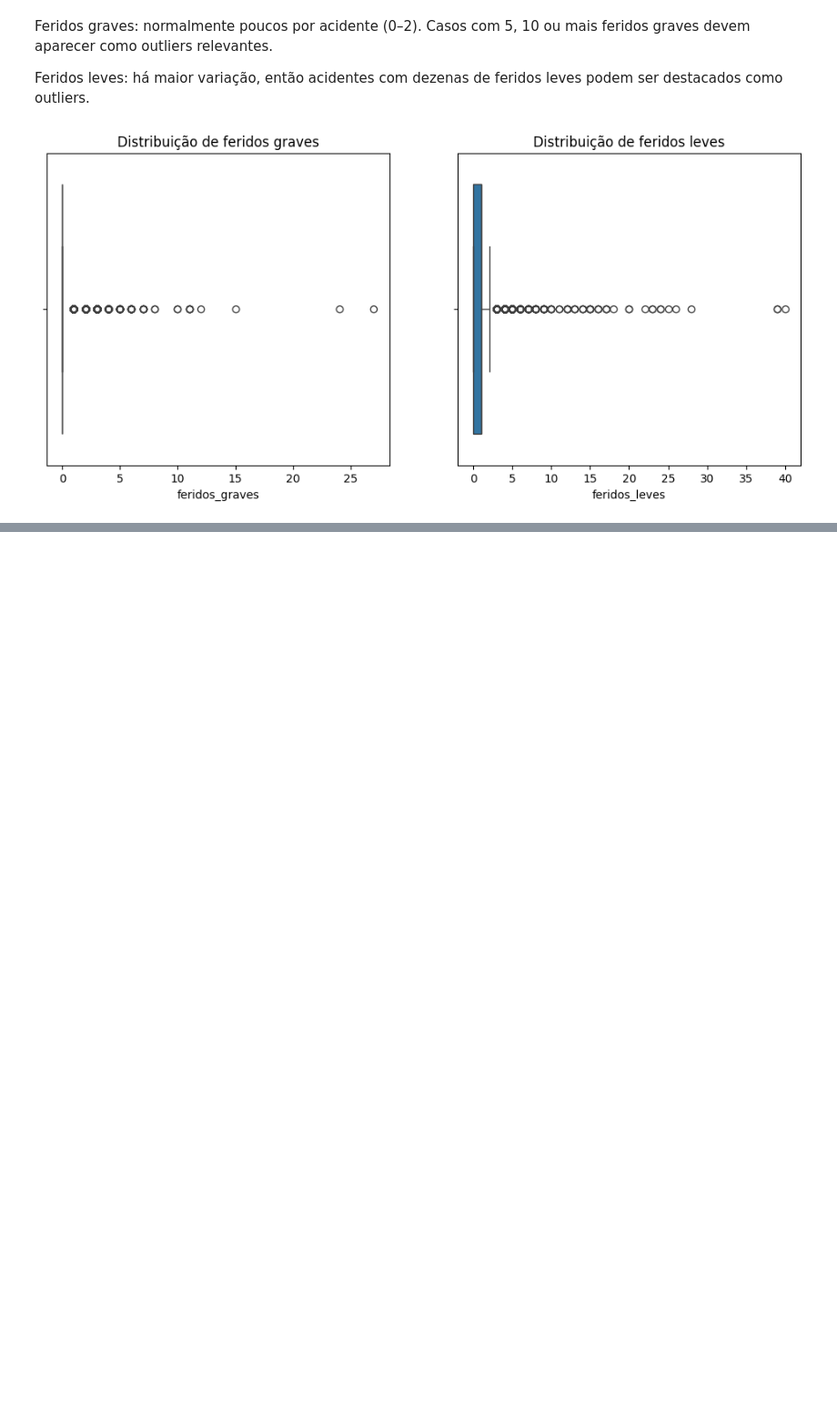
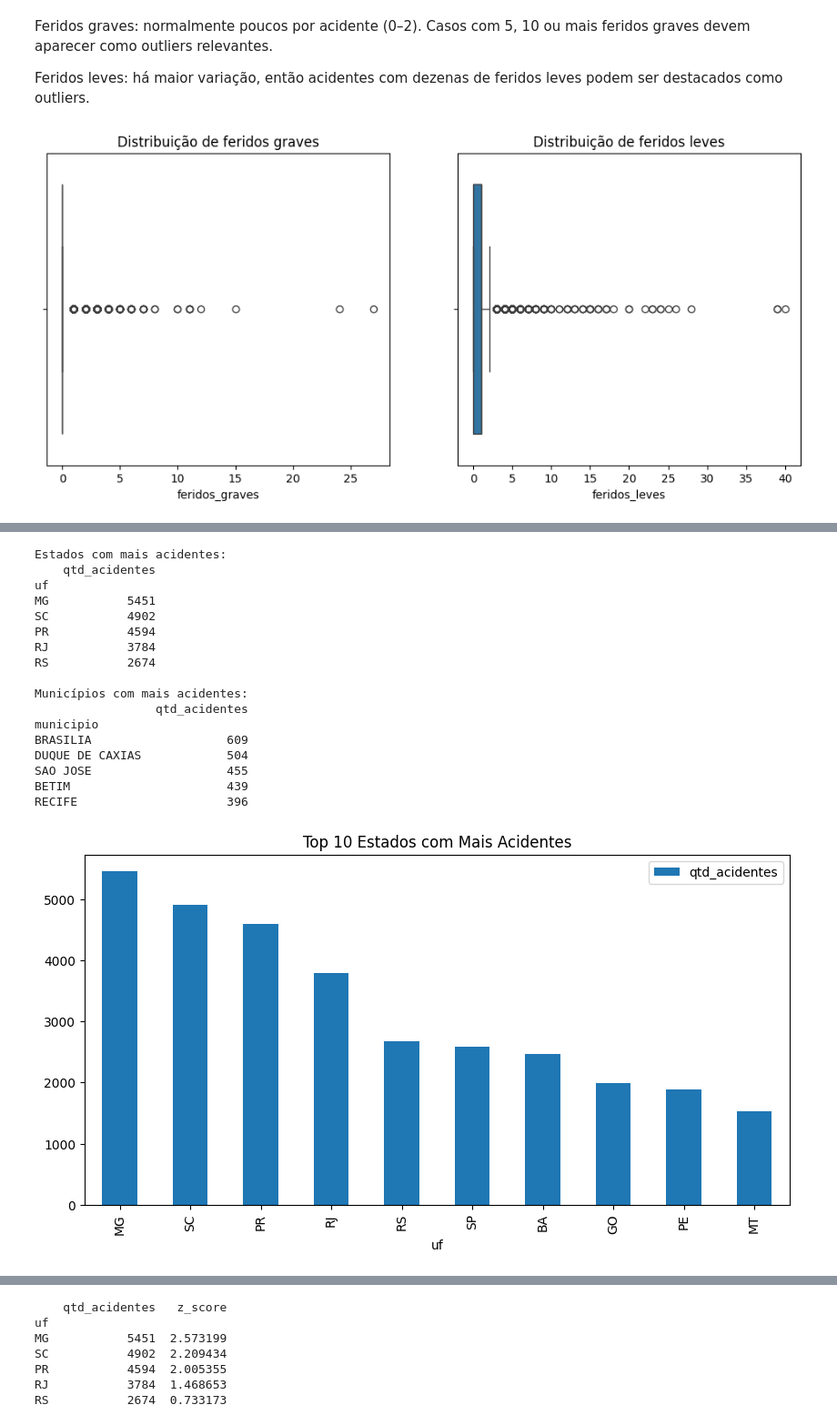
Before and after one commit to CristianeSMarques/Projeto-Final---Grupo-3---Cinthia-Cristiane-e-Douglas, a Jupyter notebook: Projeto.ipynb, the cells around one changed output, grey strips where cells are left out. Shown at 91% size. Drawn from its saved outputs; the diff is of its cells as text; code cells hidden in the pictures; blank space fills up the shorter version.

```diff
--- a/Projeto.ipynb
+++ b/Projeto.ipynb
@@ -295,0 +370,55 @@ plt.show()
+# %%
+# Pergunta 3: Estados e municípios críticos
+
+# Estados
+acidentes_por_estado = tabela.groupby('uf').agg({'id':'count'}).rename(columns={'id':'qtd_acidentes'})
+
+# Municípios
+acidentes_por_municipio = tabela.groupby('municipio').agg({'id':'count'}).rename(columns={'id':'qtd_acidentes'})
+
+
+# Leitura
+print("Estados com mais acidentes:")
+print(acidentes_por_estado.sort_values('qtd_acidentes', ascending=False).head())
+print("\nMunicípios com mais acidentes:")
+print(acidentes_por_municipio.sort_values('qtd_acidentes', ascending=False).head())
+
+
+# Gráfico estados
+acidentes_por_estado.sort_values('qtd_acidentes', ascending=False).head(10).plot(kind='bar', figsize=(10,5))
+plt.title("Top 10 Estados com Mais Acidentes")
+plt.show()
+
+# Gráfico municípios
+acidentes_por_municipio.sort_values('qtd_acidentes', ascending=False).head(10).plot(kind='bar', figsize=(10,5), color='green')
+plt.title("Top 10 Municípios com Mais Acidentes")
+plt.show()
+
+
+# Z Score
+from numpy import mean, std
+
+valores = acidentes_por_estado['qtd_acidentes'].values
+z_scores = (valores - mean(valores)) / std(valores)
+acidentes_por_estado['z_score'] = z_scores
+
+print(acidentes_por_estado.sort_values('z_score', ascending=False).head())
+# %% [output]
+Estados com mais acidentes:
+    qtd_acidentes
+uf
+MG           5451
+SC           4902
+PR           4594
+RJ           3784
+RS           2674
+
+Municípios com mais acidentes:
+                 qtd_acidentes
+municipio
+BRASILIA                   609
+DUQUE DE CAXIAS            504
+SAO JOSE                   455
+BETIM                      439
+RECIFE                     396
+[figure, added]
@@ -295,0 +426,7 @@ plt.show()
+    qtd_acidentes   z_score
+uf
+MG           5451  2.573199
+SC           4902  2.209434
+PR           4594  2.005355
+RJ           3784  1.468653
+RS           2674  0.733173
```
Also changed, not shown: parts of 9 cells of this notebook, 1 other file.
